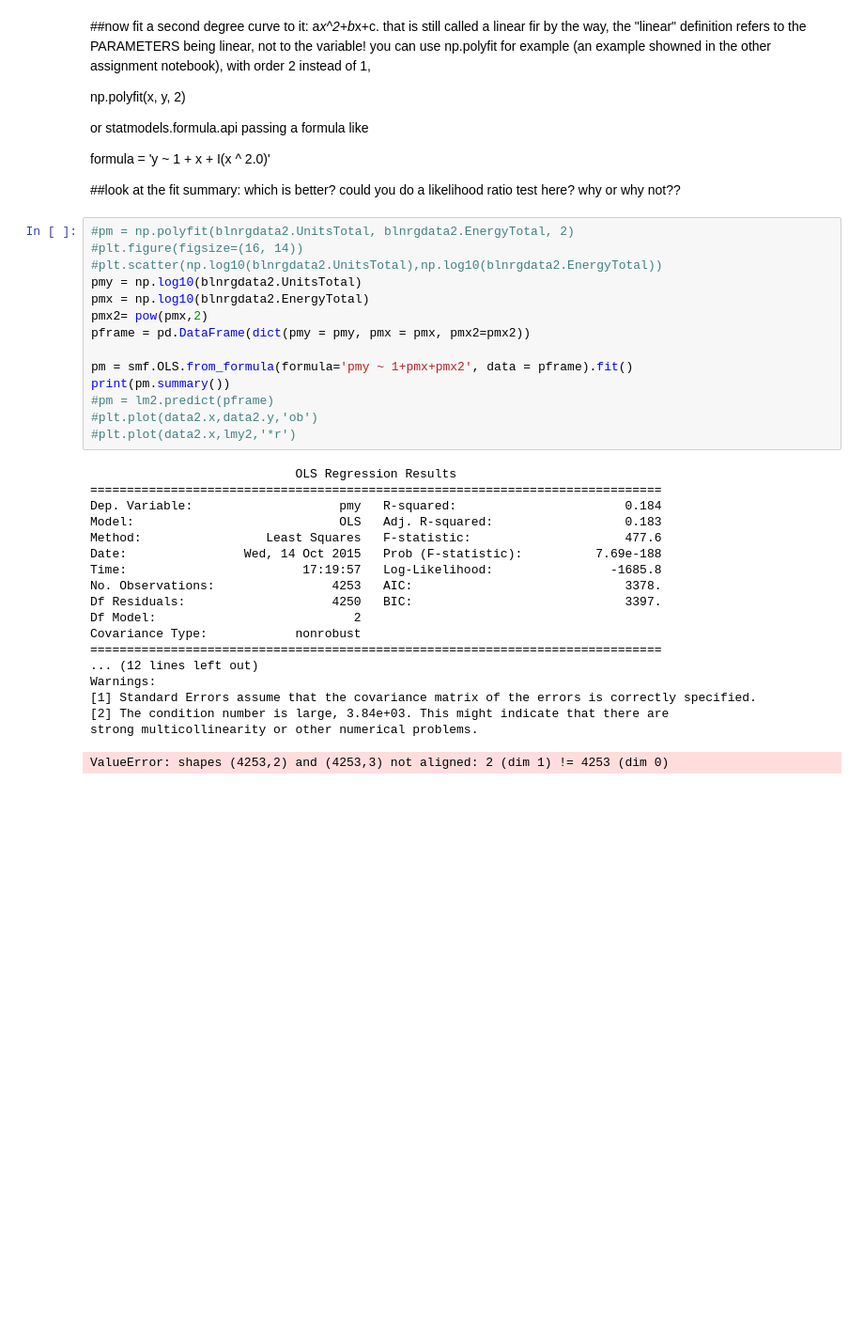
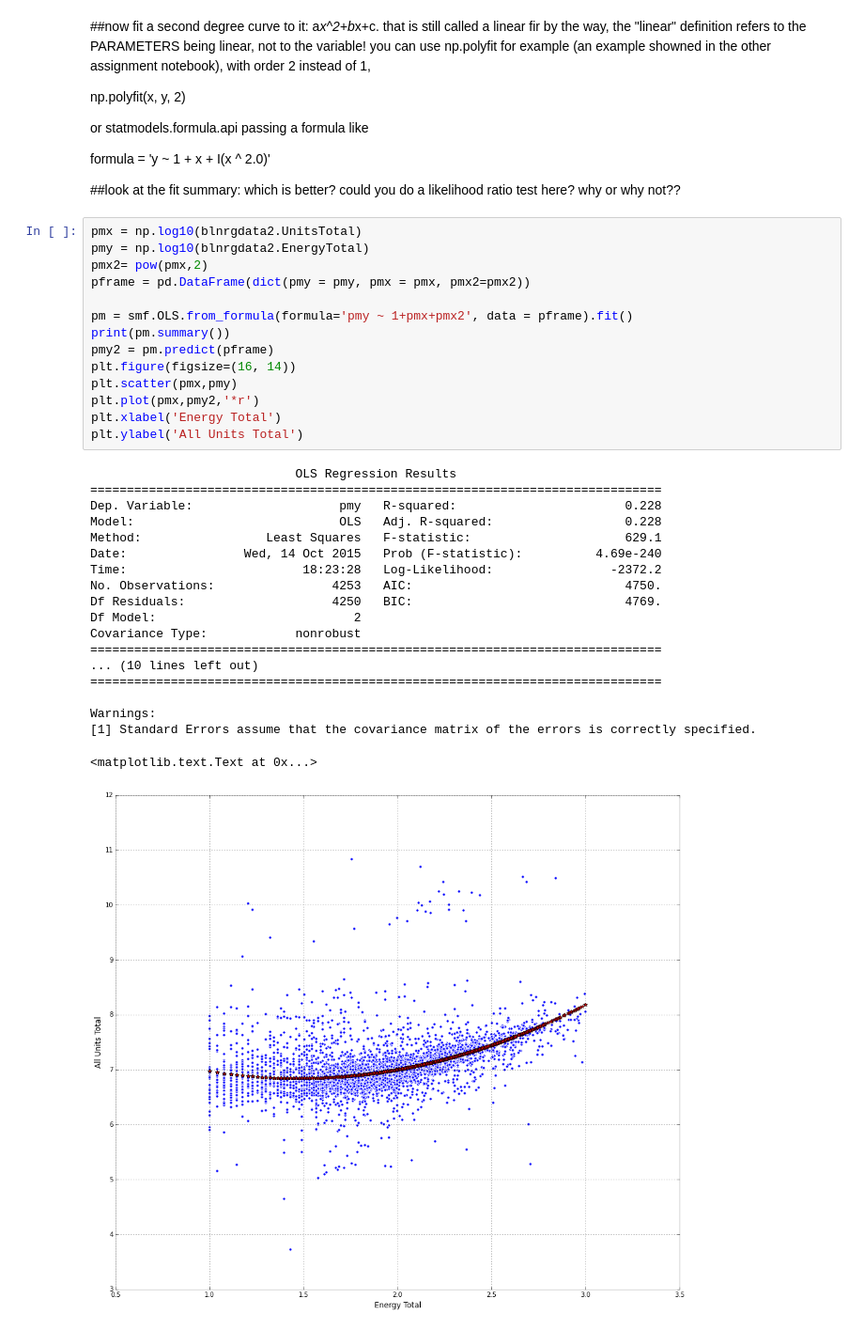
Before and after one commit to yunongcao/PUI2015_ycao, a Jupyter notebook: HW5/Assignment1.ipynb, the cells around one changed output. Shown at 94% size. Drawn from its saved outputs; the diff is of its cells as text; blank space fills up the shorter version.

```diff
--- a/HW5/Assignment1.ipynb
+++ b/HW5/Assignment1.ipynb
@@ -279,35 +279,36 @@ formula = 'y ~ 1 + x + I(x ^ 2.0)'
 
 ##look at the fit summary: which is better? could you do a likelihood ratio test here? why or why not??
 # %%
-#pm = np.polyfit(blnrgdata2.UnitsTotal, blnrgdata2.EnergyTotal, 2)
-#plt.figure(figsize=(16, 14))
-#plt.scatter(np.log10(blnrgdata2.UnitsTotal),np.log10(blnrgdata2.EnergyTotal))
-pmy = np.log10(blnrgdata2.UnitsTotal)
-pmx = np.log10(blnrgdata2.EnergyTotal)
+pmx = np.log10(blnrgdata2.UnitsTotal)
+pmy = np.log10(blnrgdata2.EnergyTotal)
 pmx2= pow(pmx,2)
 pframe = pd.DataFrame(dict(pmy = pmy, pmx = pmx, pmx2=pmx2))
 
 pm = smf.OLS.from_formula(formula='pmy ~ 1+pmx+pmx2', data = pframe).fit()
 print(pm.summary())
-#pm = lm2.predict(pframe)
-#plt.plot(data2.x,data2.y,'ob')
-#plt.plot(data2.x,lmy2,'*r')
+pmy2 = pm.predict(pframe)
+plt.figure(figsize=(16, 14))
+plt.scatter(pmx,pmy)
+plt.plot(pmx,pmy2,'*r')
+plt.xlabel('Energy Total')
+plt.ylabel('All Units Total')
 # %% [output]
                             OLS Regression Results
 ==============================================================================
-Dep. Variable:                    pmy   R-squared:                       0.184
-Model:                            OLS   Adj. R-squared:                  0.183
-Method:                 Least Squares   F-statistic:                     477.6
-Date:                Wed, 14 Oct 2015   Prob (F-statistic):          7.69e-188
-Time:                        17:19:57   Log-Likelihood:                -1685.8
-No. Observations:                4253   AIC:                             3378.
-Df Residuals:                    4250   BIC:                             3397.
+Dep. Variable:                    pmy   R-squared:                       0.228
+Model:                            OLS   Adj. R-squared:                  0.228
+Method:                 Least Squares   F-statistic:                     629.1
+Date:                Wed, 14 Oct 2015   Prob (F-statistic):          4.69e-240
+Time:                        18:23:28   Log-Likelihood:                -2372.2
+No. Observations:                4253   AIC:                             4750.
+Df Residuals:                    4250   BIC:                             4769.
 Df Model:                           2
 Covariance Type:            nonrobust
 ==============================================================================
-... (12 lines left out)
+... (10 lines left out)
+==============================================================================
+
 Warnings:
 [1] Standard Errors assume that the covariance matrix of the errors is correctly specified.
-[2] The condition number is large, 3.84e+03. This might indicate that there are
-strong multicollinearity or other numerical problems.
-ValueError: shapes (4253,2) and (4253,3) not aligned: 2 (dim 1) != 4253 (dim 0)
+<matplotlib.text.Text at 0x...>
+[figure, added]
```
Also changed, not shown: parts of 2 cells of this notebook.
